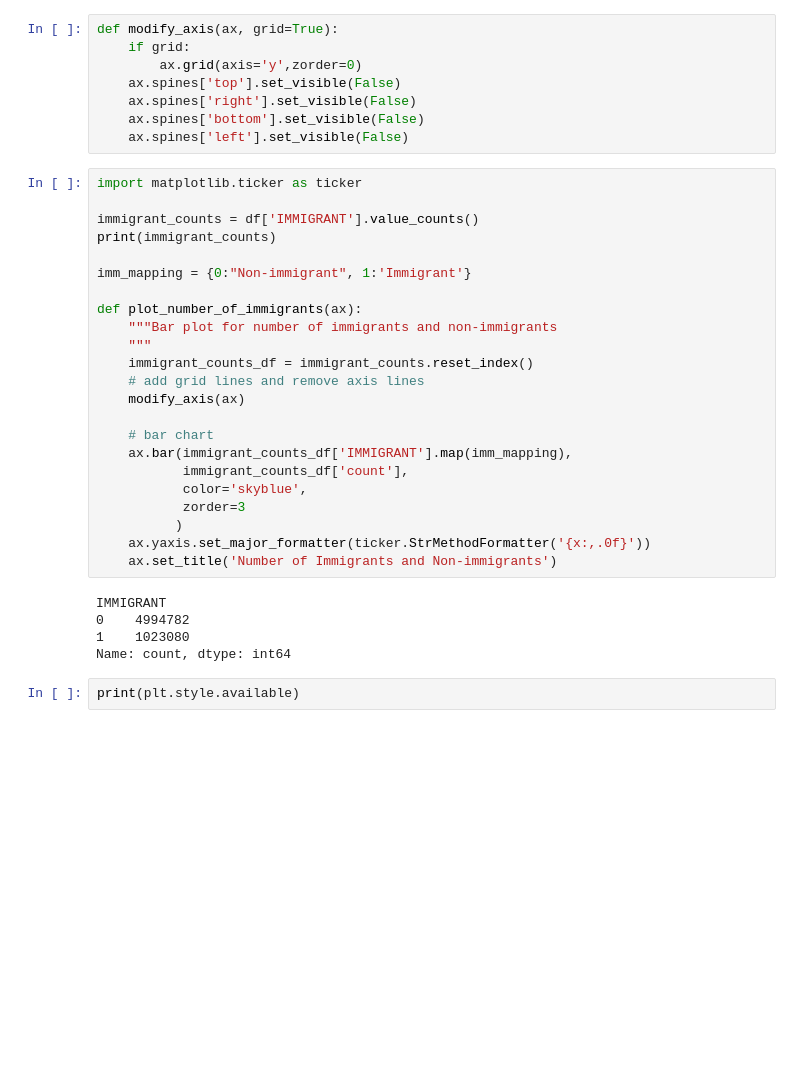
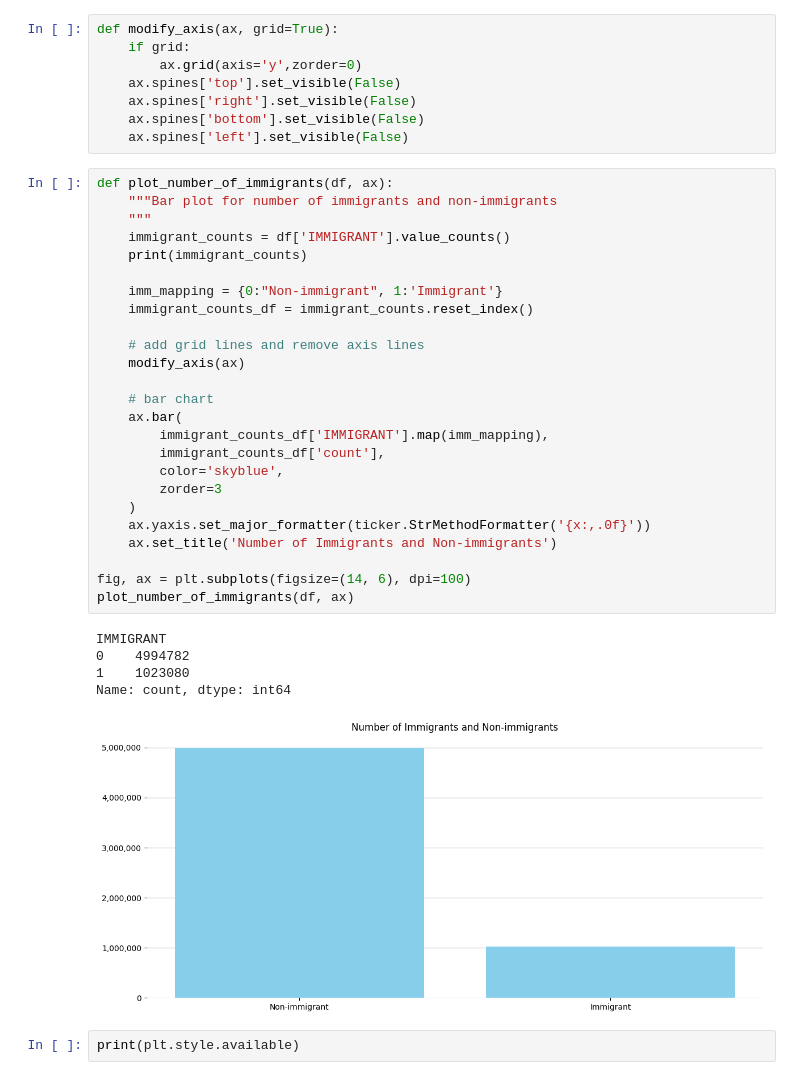
Before and after one commit to GarettKaube/Statistics-MachineLearning, a Jupyter notebook: statistics/acs.ipynb, the cells around one changed output. Drawn from its saved outputs; the diff is of its cells as text; blank space fills up the shorter version.

```diff
--- a/statistics/acs.ipynb
+++ b/statistics/acs.ipynb
@@ -291,33 +409,36 @@ def modify_axis(ax, grid=True):
     ax.spines['bottom'].set_visible(False)
     ax.spines['left'].set_visible(False)
 # %%
-import matplotlib.ticker as ticker
-
-immigrant_counts = df['IMMIGRANT'].value_counts()
-print(immigrant_counts)
-
-imm_mapping = {0:"Non-immigrant", 1:'Immigrant'}
-
-def plot_number_of_immigrants(ax):
+def plot_number_of_immigrants(df, ax):
     """Bar plot for number of immigrants and non-immigrants
     """
+    immigrant_counts = df['IMMIGRANT'].value_counts()
+    print(immigrant_counts)
+
+    imm_mapping = {0:"Non-immigrant", 1:'Immigrant'}
     immigrant_counts_df = immigrant_counts.reset_index()
+
     # add grid lines and remove axis lines
     modify_axis(ax)
 
     # bar chart
-    ax.bar(immigrant_counts_df['IMMIGRANT'].map(imm_mapping),
-           immigrant_counts_df['count'],
-           color='skyblue',
-           zorder=3
-          )
+    ax.bar(
+        immigrant_counts_df['IMMIGRANT'].map(imm_mapping),
+        immigrant_counts_df['count'],
+        color='skyblue',
+        zorder=3
+    )
     ax.yaxis.set_major_formatter(ticker.StrMethodFormatter('{x:,.0f}'))
     ax.set_title('Number of Immigrants and Non-immigrants')
+
+fig, ax = plt.subplots(figsize=(14, 6), dpi=100)
+plot_number_of_immigrants(df, ax)
 # %% [output]
 IMMIGRANT
 0    4994782
 1    1023080
 Name: count, dtype: int64
+[figure, added]
 # %%
 print(plt.style.available)
 # %% [output]
```
Also changed, not shown: parts of 48 cells of this notebook.
